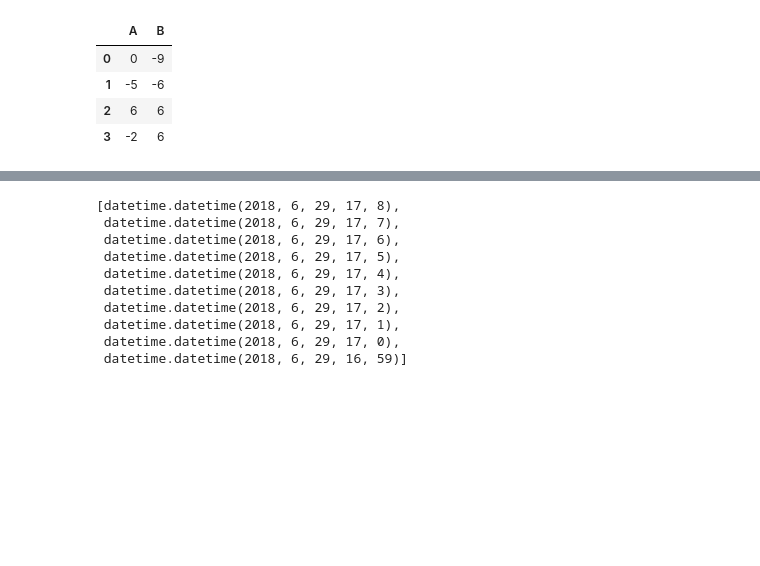
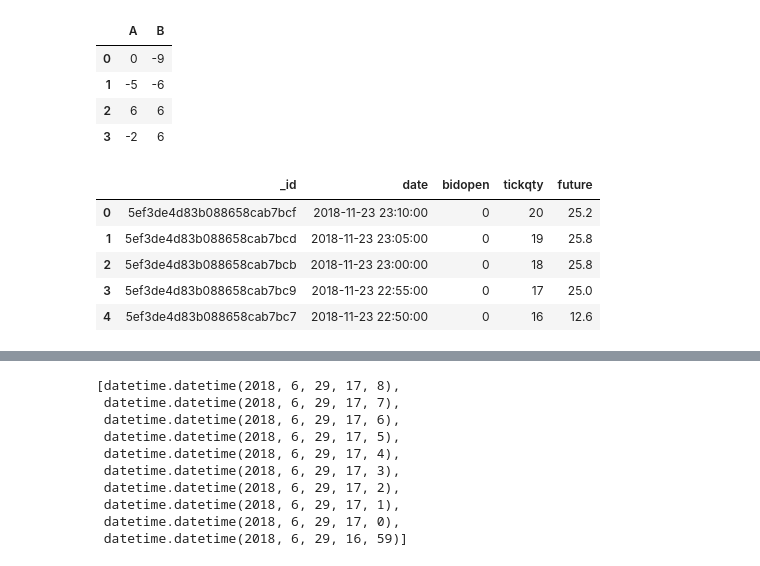
Before and after one commit to tazzo/kragle, a Jupyter notebook: forex_history.ipynb, the cells around one changed output, grey strips where cells are left out. Cells and saved outputs as stored; diff of their text form; code cells hidden in the pictures; blank space fills up the shorter version.

```diff
--- a/forex_history.ipynb
+++ b/forex_history.ipynb
@@ -137,0 +142,17 @@ db = client['forex']
+# %%
+from kragle import KragleDB
+import datetime as dt
+
+kdb = KragleDB('kragle_test_future')
+start_date = dt.datetime(2018, 11, 23, 21, 30)
+end_date = dt.datetime(2018, 11, 23, 23, 10)
+kdb.insert_future('EUR/USD', 'm5', start_date, end_date, field='bidopen', d=12, r=2)
+df = kdb.get_instrument('EUR/USD', 'm5', start_date, end_date)
+df.head()
+# %% [output]
+|  | _id | date | bidopen | tickqty | future |
+| 0 | 5ef3de4d83b088658cab7bcf | 2018-11-23 23:10:00 | 0 | 20 | 25.2 |
+| 1 | 5ef3de4d83b088658cab7bcd | 2018-11-23 23:05:00 | 0 | 19 | 25.8 |
+| 2 | 5ef3de4d83b088658cab7bcb | 2018-11-23 23:00:00 | 0 | 18 | 25.8 |
+| 3 | 5ef3de4d83b088658cab7bc9 | 2018-11-23 22:55:00 | 0 | 17 | 25.0 |
+| 4 | 5ef3de4d83b088658cab7bc7 | 2018-11-23 22:50:00 | 0 | 16 | 12.6 |
```
Also changed, not shown: parts of 8 cells of this notebook, 5 other files.
